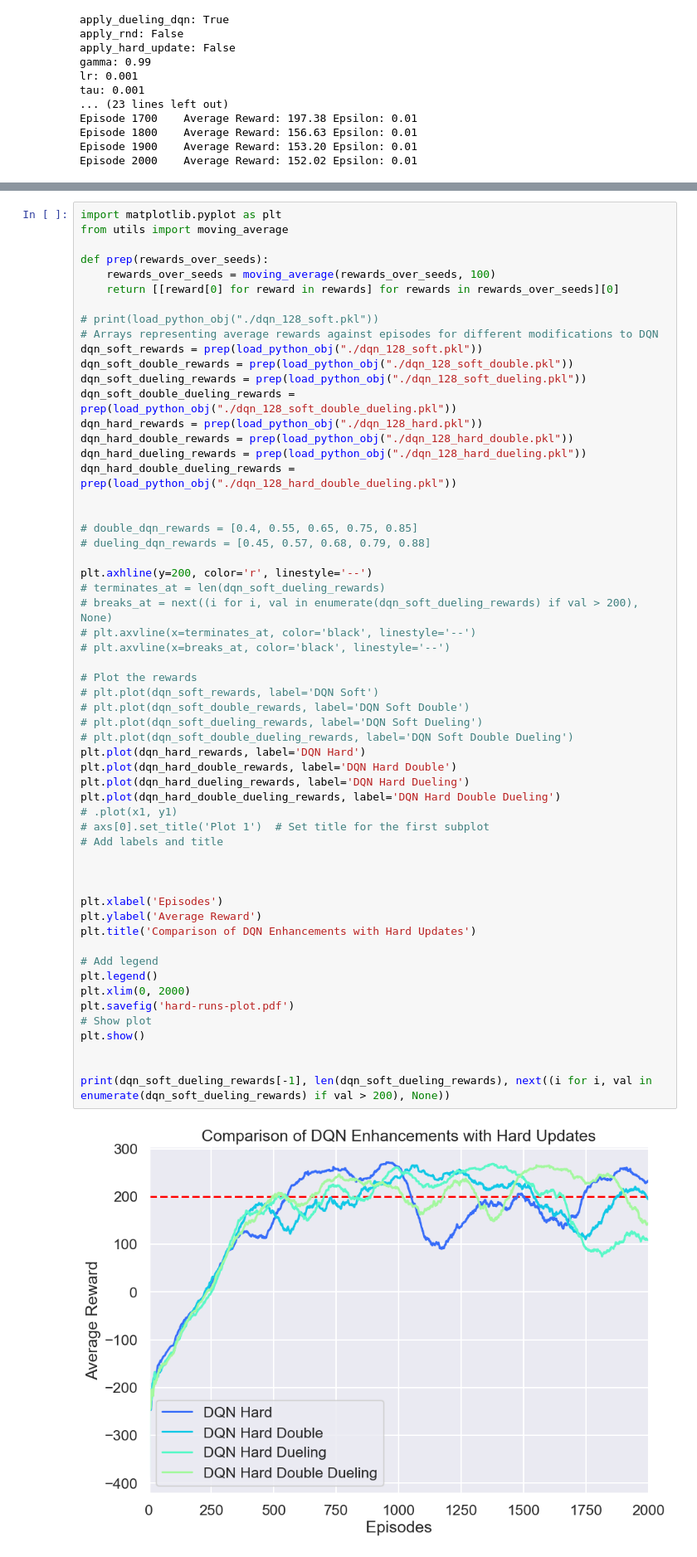
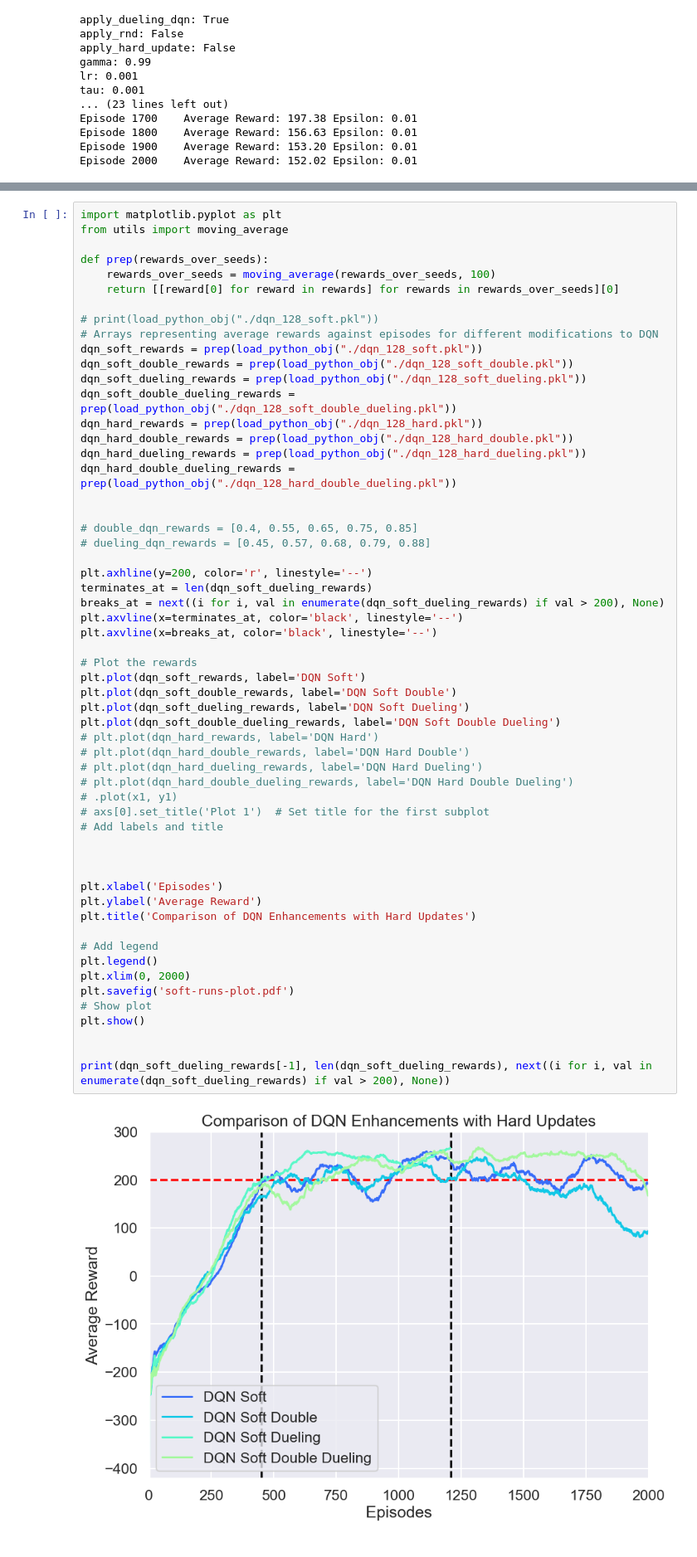
Before and after one commit to kt902/lunar_deep_rl, a Jupyter notebook: experiments.ipynb, the cells around one changed output, grey strips where cells are left out. Shown at 83% size. Cells and saved outputs as stored; diff of their text form.

```diff
--- a/experiments.ipynb
+++ b/experiments.ipynb
@@ -217,47 +217,47 @@ dqn_hard_rewards = prep(load_python_obj("./dqn_128_hard.pkl"))
 dqn_hard_double_rewards = prep(load_python_obj("./dqn_128_hard_double.pkl"))
 dqn_hard_dueling_rewards = prep(load_python_obj("./dqn_128_hard_dueling.pkl"))
 dqn_hard_double_dueling_rewards = prep(load_python_obj("./dqn_128_hard_double_dueling.pkl"))
 
 
 # double_dqn_rewards = [0.4, 0.55, 0.65, 0.75, 0.85]
 # dueling_dqn_rewards = [0.45, 0.57, 0.68, 0.79, 0.88]
 
 plt.axhline(y=200, color='r', linestyle='--')
-# terminates_at = len(dqn_soft_dueling_rewards)
-# breaks_at = next((i for i, val in enumerate(dqn_soft_dueling_rewards) if val > 200), None)
-# plt.axvline(x=terminates_at, color='black', linestyle='--')
-# plt.axvline(x=breaks_at, color='black', linestyle='--')
+terminates_at = len(dqn_soft_dueling_rewards)
+breaks_at = next((i for i, val in enumerate(dqn_soft_dueling_rewards) if val > 200), None)
+plt.axvline(x=terminates_at, color='black', linestyle='--')
+plt.axvline(x=breaks_at, color='black', linestyle='--')
 
 # Plot the rewards
-# plt.plot(dqn_soft_rewards, label='DQN Soft')
-# plt.plot(dqn_soft_double_rewards, label='DQN Soft Double')
-# plt.plot(dqn_soft_dueling_rewards, label='DQN Soft Dueling')
-# plt.plot(dqn_soft_double_dueling_rewards, label='DQN Soft Double Dueling')
-plt.plot(dqn_hard_rewards, label='DQN Hard')
-plt.plot(dqn_hard_double_rewards, label='DQN Hard Double')
-plt.plot(dqn_hard_dueling_rewards, label='DQN Hard Dueling')
-plt.plot(dqn_hard_double_dueling_rewards, label='DQN Hard Double Dueling')
+plt.plot(dqn_soft_rewards, label='DQN Soft')
+plt.plot(dqn_soft_double_rewards, label='DQN Soft Double')
+plt.plot(dqn_soft_dueling_rewards, label='DQN Soft Dueling')
+plt.plot(dqn_soft_double_dueling_rewards, label='DQN Soft Double Dueling')
+# plt.plot(dqn_hard_rewards, label='DQN Hard')
+# plt.plot(dqn_hard_double_rewards, label='DQN Hard Double')
+# plt.plot(dqn_hard_dueling_rewards, label='DQN Hard Dueling')
+# plt.plot(dqn_hard_double_dueling_rewards, label='DQN Hard Double Dueling')
 # .plot(x1, y1)
 # axs[0].set_title('Plot 1')  # Set title for the first subplot
 # Add labels and title
 
 
 
 plt.xlabel('Episodes')
 plt.ylabel('Average Reward')
 plt.title('Comparison of DQN Enhancements with Hard Updates')
 
 # Add legend
 plt.legend()
 plt.xlim(0, 2000)
-plt.savefig('hard-runs-plot.pdf')
+plt.savefig('soft-runs-plot.pdf')
 # Show plot
 plt.show()
 
 
 print(dqn_soft_dueling_rewards[-1], len(dqn_soft_dueling_rewards), next((i for i, val in enumerate(dqn_soft_dueling_rewards) if val > 200), None))
 # %% [output]
-[figure, old version]
+[figure, new version]
 266.57196 1208 451
 # %%
 import sys
```
Also changed, not shown: 27 other files.
